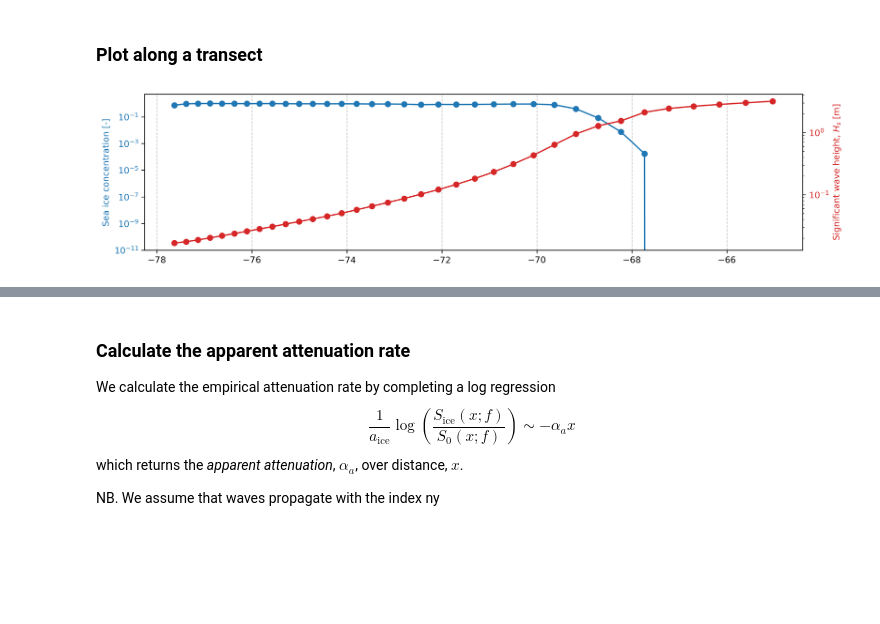
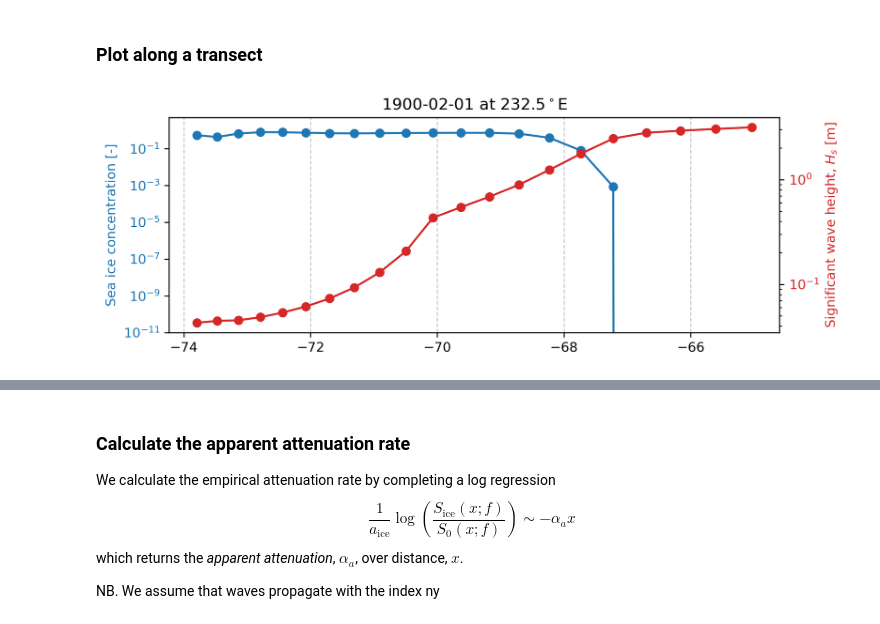
Before and after one commit to NoahDay/access-om3-analysis, a Jupyter notebook: WaveAttenuation.ipynb, the cells around one changed output, grey strips where cells are left out. Cells and saved outputs as stored; diff of their text form; code cells hidden in the pictures; blank space fills up the shorter version.

```diff
--- a/WaveAttenuation.ipynb
+++ b/WaveAttenuation.ipynb
@@ -7,7 +7,8 @@
 
 ### USER EDIT start
 # esm_file = "/g/data/ol01/access-om3-output/access-om3-025/MC_25km_jra_ryf-1.0-beta/experiment_datastore.json"
-esm_file = "/scratch/ps29/nd0349/access-om3/archive/IC4M8-MCW-100km_jra_ryf_nomixing/experiment_datastore.json"
+esm_file = "/scratch/ps29/nd0349/access-om3/archive/IC4M8-MCW-100km_jra_ryf/experiment_datastore.json"
+esm_file2 = "/scratch/ps29/nd0349/access-om3/archive/IC4M8-MCW-100km_jra_ryf-test/experiment_datastore.json"
 dpi=300
 ### USER EDIT stop
 
@@ -198,12 +185,12 @@ access_om3_ww3_hi_XXXX_XX_XX_XXXXX.fx
 # %%
 # ds_transect['TLAT']
 # %%
-nx_idx = 100
+nx_idx = 152
 # ny_slice = slice(0,50)
-time_idx = 100
+time_idx = 30
 PUNY = 1e-11
 
-fig, ax1 = plt.subplots(1,1, figsize=(12,3))
+fig, ax1 = plt.subplots(1,1, figsize=(8,3))
 
 # Extract transect
 ds_transect = ds.isel(time=time_idx, nx=nx_idx)
@@ -211,31 +198,35 @@ ds_transect = ds_transect.where(ds_transect['TLAT'] < -65)
 # Use latitude for x-axis
 x_vals = ds_transect["TLAT"].values
 
 # First variable: ICE
 ax1.plot(x_vals, ds_transect["ICE"].values, color="tab:blue", label="ICE", marker='o')
 ax1.set_ylabel("Sea ice concentration [-]", color="tab:blue")
 ax1.tick_params(axis="y", labelcolor="tab:blue")
 ax1.set_ylim(PUNY, 5)
 ax1.set_yscale('log')
 
 # Second variable: HS (on twin axis)
 ax2 = ax1.twinx()
 ax2.plot(x_vals, ds_transect["HS"].values, color="tab:red", label="HS", marker='o')
 ax2.set_ylabel("Significant wave height, $H_s$ [m]", color="tab:red")
 ax2.tick_params(axis="y", labelcolor="tab:red")
 ax2.set_yscale('log')
 
 # Grid lines
 ax1.grid(True, which="both", axis="x", linestyle="--", alpha=0.7)
 
 # Mark ice edges
 # ax1.axvline(ds_transect["lat"].values[ice_edge_idx], color='gray', linestyle='-')
 # ax1.axvline(ds_transect["TLAT"].values[p01_ice_edge_idx], color='gray', linestyle='--')
 # ax1.axvline(ds_transect["TLAT"].values[puny_ice_edge_idx], color='gray', linestyle=':')
 
 # ax1.set_xlim([x_vals.min(), -50])
+t = ds_transect.time.values.item()   # extract the scalar cftime object
+date_str = t.strftime("%Y-%m-%d")
+lon_title = ds_transect["TLON"].isel(ny=50).values
+plt.title(f"{date_str} at {lon_title}$^\circ$E")
 
 plt.tight_layout()
 plt.show()
 # %% [output]
-[figure, old version]
+[figure, new version]
```
Also changed, not shown: parts of 10 cells of this notebook, 1 other file.
